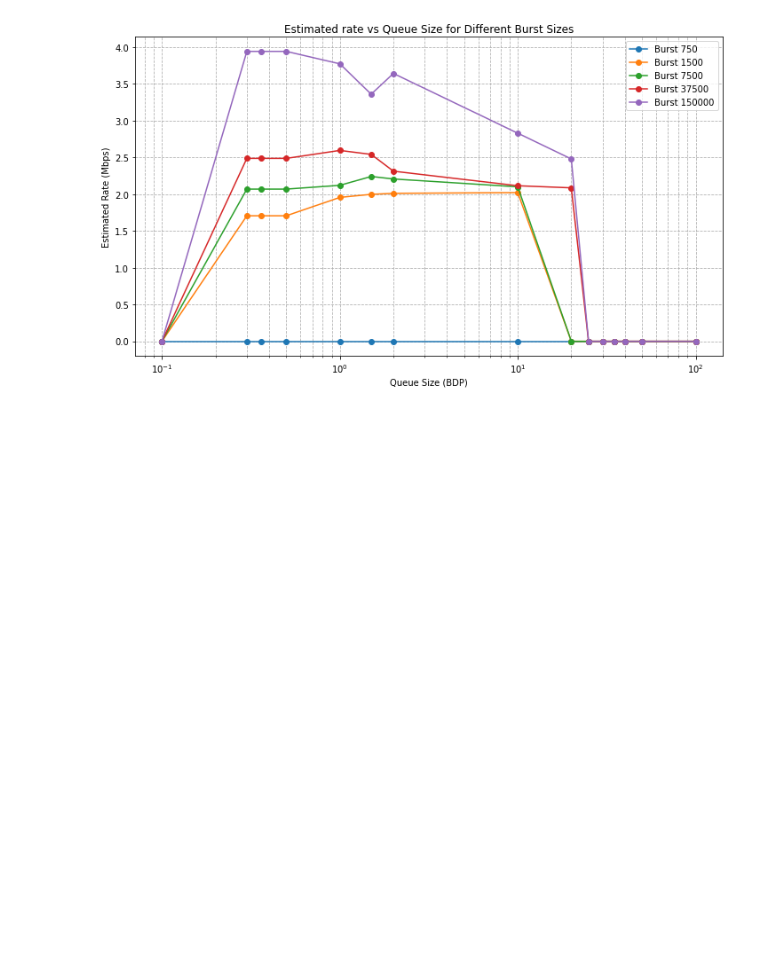
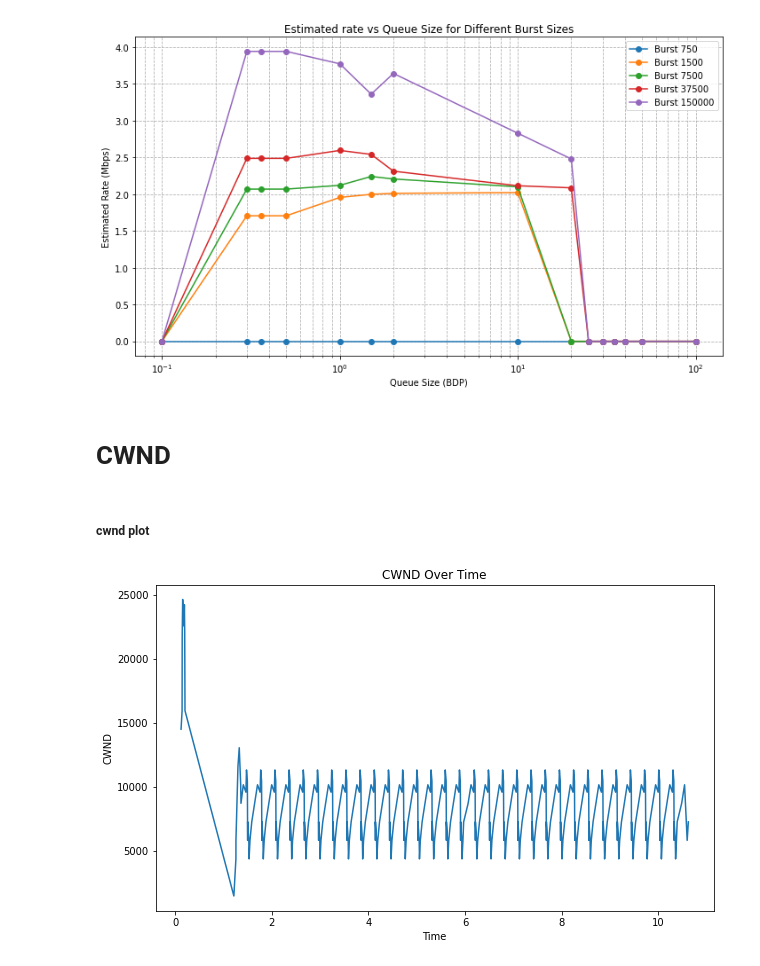
Before and after one commit to MRimk/Traffic-Policing-Inference-Simulation, a Jupyter notebook: note_analyse_results.ipynb, the cells around one changed output. Drawn from its saved outputs; the diff is of its cells as text; code cells hidden in the pictures; blank space fills up the shorter version.

Commit message:
added cwnd calc

```diff
--- a/note_analyse_results.ipynb
+++ b/note_analyse_results.ipynb
@@ -321,3 +321,25 @@ df_custom = clean_colums(df_custom)
 plot_estimated_rate(df_custom)
 # %% [output]
 [figure]
+# %% [markdown]
+# CWND
+# %%
+file = "data/wehe_cwnd_shaping.csv"
+df_cwnd = pd.read_csv(file)
+# %%
+# burst == 7500
+# queue size == 5'000B
+
+RTT = 0.02
+df_cwnd['rate'] = df_cwnd['cwnd'] / RTT  * 8 / 1e6 # Mbps
+# %% [markdown]
+##### cwnd plot
+# %%
+plt.figure(figsize=(10, 6))
+plt.plot(df_cwnd['time'], df_cwnd['cwnd'])
+plt.xlabel('Time')
+plt.ylabel('CWND')
+plt.title('CWND Over Time')
+plt.show()
+# %% [output]
+[figure, added]
```
Also changed, not shown: parts of 1 cell of this notebook, 2 other files.
